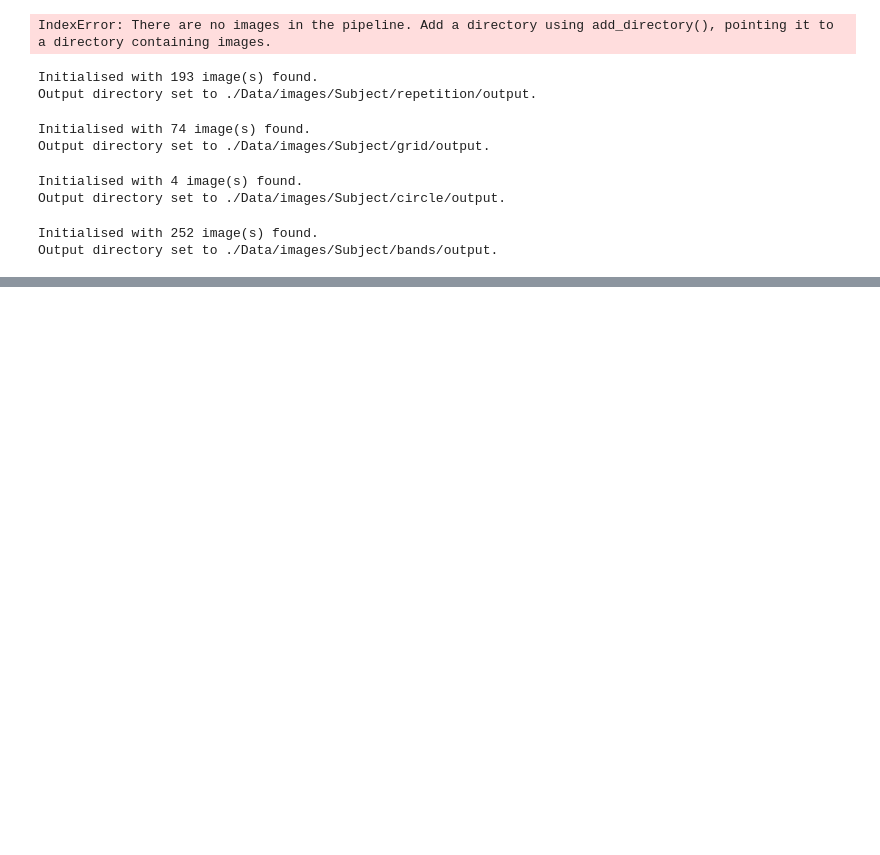
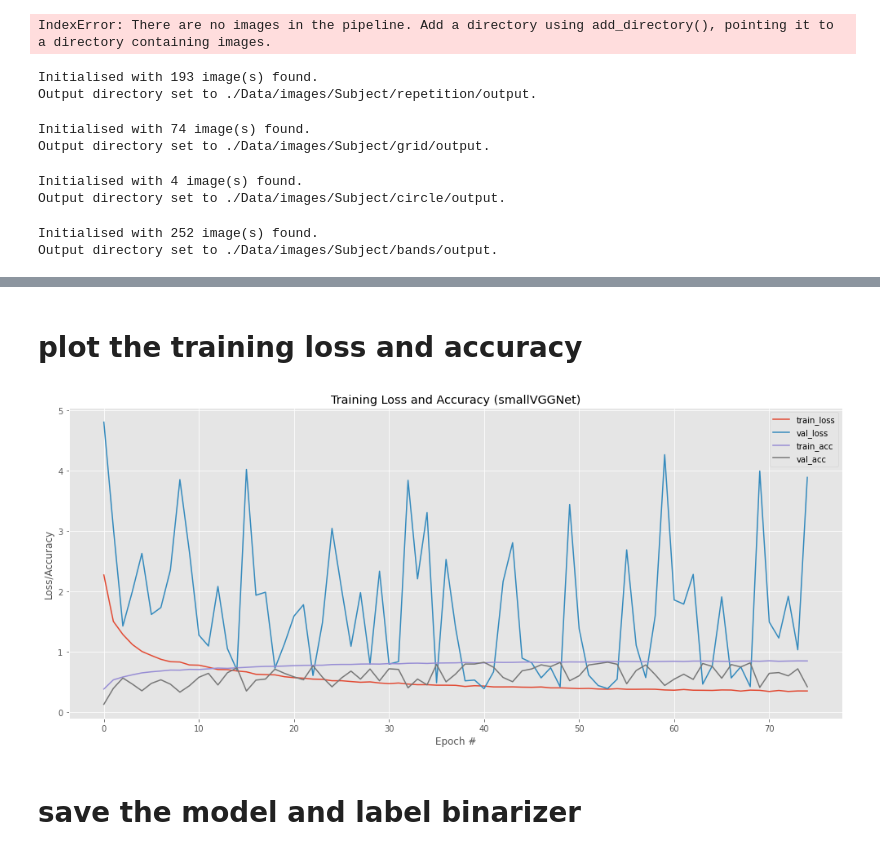
Before and after one commit to AndrewMarksArt/Convolutional_Neural_Network_Image_Classifier, a Jupyter notebook: src/CNN_Image_Classification.ipynb, the cells around one changed output, grey strips where cells are left out. Saved outputs shown, nothing was run; the diff lists cells and outputs as text; code cells hidden in the pictures; blank space fills up the shorter version.

Commit message:
finished small VGGNet CNN, trained and saved the model. Created plot to see performance.

```diff
--- a/src/CNN_Image_Classification.ipynb
+++ b/src/CNN_Image_Classification.ipynb
@@ -220,0 +364,27 @@ Output directory set to ./Data/images/Subject/bands/output.
+# %%
+# construct image generator for data augmentation
+aug = ImageDataGenerator(rotation_range=30,
+                        width_shift_range=0.1,
+                        height_shift_range=0.1,
+                        shear_range=0.2,
+                        zoom_range=0.2,
+                        horizontal_flip=True,
+                        fill_mode="nearest")
+# %%
+# initialize the smallVGGNet CNN
+model = build_model(width=64, height=64, depth=3, classes=len(lb.classes_))
+# %%
+# initialize learning rate, epochs, and batch size
+LR = 0.01
+EPOCHS = 75
+BS = 32
+
+# initialize the model optimizer
+opt = SGD(lr=LR, decay=LR / EPOCHS)
+model.compile(loss="categorical_crossentropy", optimizer=opt, metrics=["accuracy"])
+# %%
+# train the model
+history = model.fit(x=aug.flow(X_train, y_train, batch_size=BS),
+                   validation_data=(X_test, y_test),
+                   steps_per_epoch=len(X_train) // BS,
+                   epochs=EPOCHS)
@@ -220,0 +432,24 @@ Output directory set to ./Data/images/Subject/bands/output.
+# %% [markdown]
+# plot the training loss and accuracy
+# %%
+N = np.arange(0, EPOCHS)
+plt.style.use("ggplot")
+plt.figure(figsize=(17,7))
+plt.plot(N, history.history["loss"], label="train_loss")
+plt.plot(N, history.history["val_loss"], label="val_loss")
+plt.plot(N, history.history["accuracy"], label="train_acc")
+plt.plot(N, history.history["val_accuracy"], label="val_acc")
+plt.title("Training Loss and Accuracy (smallVGGNet)")
+plt.xlabel("Epoch #")
+plt.ylabel("Loss/Accuracy")
+plt.legend()
+
+# save the plot
+plt.savefig("./output/first_pass_CNN.png")
+
+# show the plot
+plt.show();
+# %% [output]
+[figure, added]
+# %% [markdown]
+# save the model and label binarizer
```
Also changed, not shown: parts of 19 cells of this notebook, 3 other files.
